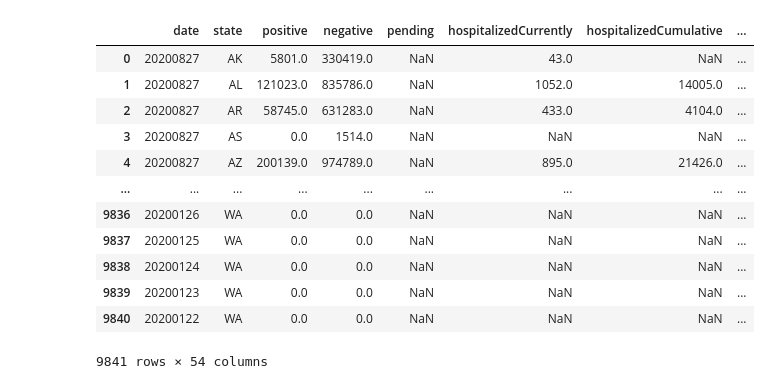
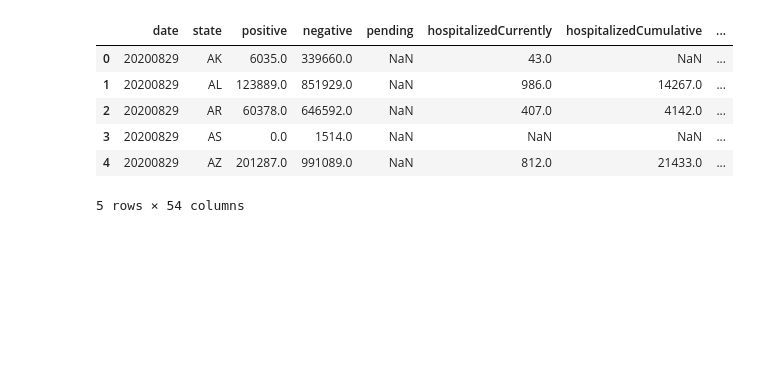
Before and after one commit to adrianstrecker/project-1, a Jupyter notebook: Covid Tracking API to JSON.ipynb, the cells around one changed output. Cells and saved outputs as stored; diff of their text form; code cells hidden in the pictures; blank space fills up the shorter version.

```diff
--- a/Covid Tracking API to JSON.ipynb
+++ b/Covid Tracking API to JSON.ipynb
@@ -16,18 +17,12 @@ us_daily_dict = requests.get(json_url).json()
 # %%
 #Create data frame from dictionary
 us_daily = pd.DataFrame(us_daily_dict)
-us_daily
+us_daily.head(5)
 # %% [output]
 |  | date | state | positive | negative | pending | hospitalizedCurrently | hospitalizedCumulative | ... |
-| 0 | 20200827 | AK | 5801.0 | 330419.0 | NaN | 43.0 | NaN | ... |
-| 1 | 20200827 | AL | 121023.0 | 835786.0 | NaN | 1052.0 | 14005.0 | ... |
-| 2 | 20200827 | AR | 58745.0 | 631283.0 | NaN | 433.0 | 4104.0 | ... |
-| 3 | 20200827 | AS | 0.0 | 1514.0 | NaN | NaN | NaN | ... |
-| 4 | 20200827 | AZ | 200139.0 | 974789.0 | NaN | 895.0 | 21426.0 | ... |
-| ... | ... | ... | ... | ... | ... | ... | ... | ... |
-| 9836 | 20200126 | WA | 0.0 | 0.0 | NaN | NaN | NaN | ... |
-| 9837 | 20200125 | WA | 0.0 | 0.0 | NaN | NaN | NaN | ... |
-| 9838 | 20200124 | WA | 0.0 | 0.0 | NaN | NaN | NaN | ... |
-| 9839 | 20200123 | WA | 0.0 | 0.0 | NaN | NaN | NaN | ... |
-| 9840 | 20200122 | WA | 0.0 | 0.0 | NaN | NaN | NaN | ... |
+| 0 | 20200829 | AK | 6035.0 | 339660.0 | NaN | 43.0 | NaN | ... |
+| 1 | 20200829 | AL | 123889.0 | 851929.0 | NaN | 986.0 | 14267.0 | ... |
+| 2 | 20200829 | AR | 60378.0 | 646592.0 | NaN | 407.0 | 4142.0 | ... |
+| 3 | 20200829 | AS | 0.0 | 1514.0 | NaN | NaN | NaN | ... |
+| 4 | 20200829 | AZ | 201287.0 | 991089.0 | NaN | 812.0 | 21433.0 | ... |
-9841 rows × 54 columns
+5 rows × 54 columns
```
Also changed, not shown: parts of 22 cells of this notebook, 29 other files.
